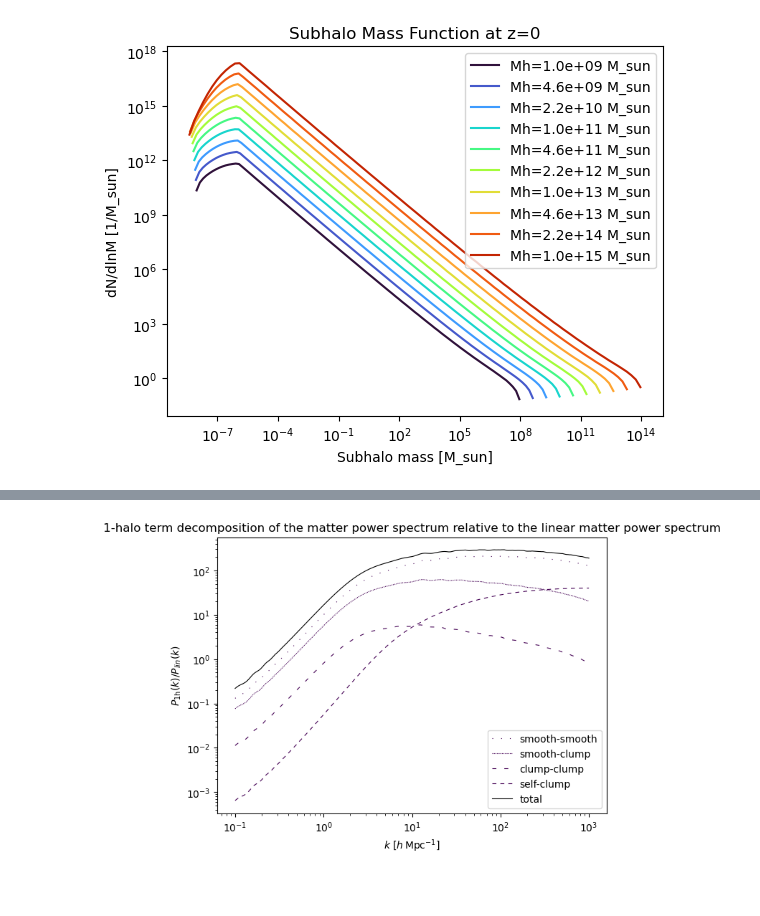
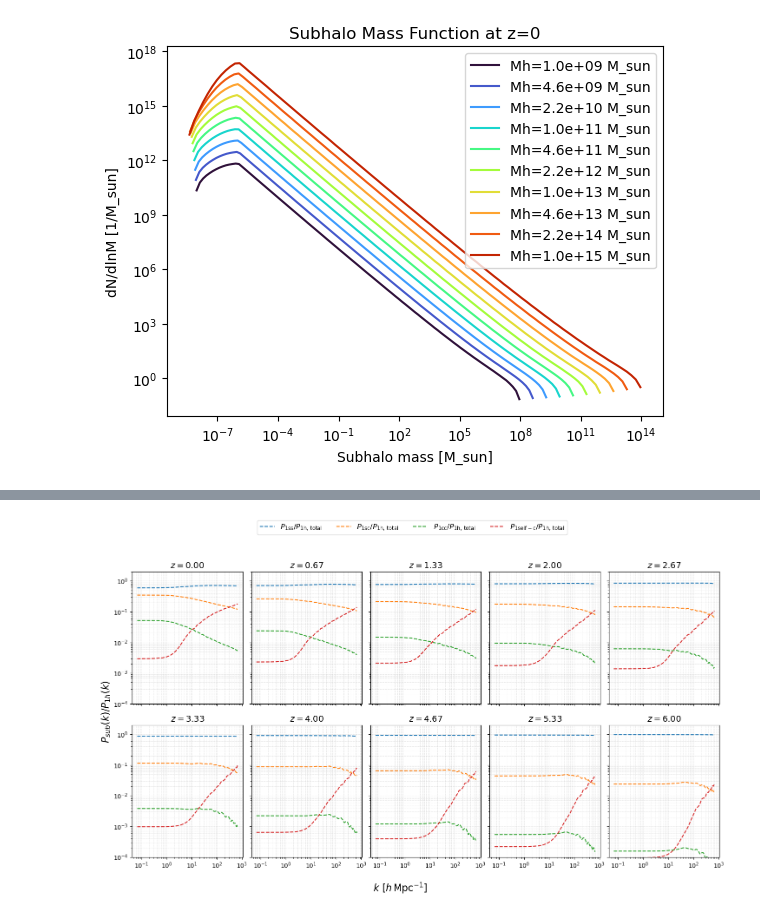
Before and after one commit to Bieslookje/Weak-lensing, a Jupyter notebook: Halo_model.ipynb, the cells around one changed output, grey strips where cells are left out. Drawn from its saved outputs; the diff is of its cells as text; code cells hidden in the pictures; blank space fills up the shorter version.

```diff
--- a/Halo_model.ipynb
+++ b/Halo_model.ipynb
@@ -417,7 +453,7 @@ plt.show()
 J_list = np.zeros((len(M),len(k_grid)))
 for i,Mh in enumerate(M):
     for j,k in enumerate(k_grid):
-        J_list[i,j] = J(k,0,Mh)
+        J_list[i,j] = J(k,0,Mh,m_list[i,0],dNdlnm_list[i,0])
     plt.plot(k_grid,J_list[i,:],label=f'Mh={Mh:.1e} M_sun',color=plt.cm.turbo(i/len(M)))
 
 plt.xscale('log')
@@ -505,20 +536,3 @@ for i, z in enumerate(z_list):
 # %%
 P_1h_total = P_1ss + P_1sc + P_1cc + P_1self_c
 np.savez('halo_model_power_spectra_substructure.npz', k=k_grid, z=z_list, P_1ss=P_1ss, P_1sc=P_1sc, P_1cc=P_1cc, P_1self_c=P_1self_c, P_1h_total=P_1h_total)
-# %%
-fig, ax = plt.subplots(figsize=(7,5))
-ax.set_xlabel(r'$k\ [h\,{\rm Mpc}^{-1}]$')
-ax.set_ylabel(r'$P_{\rm 1h}(k)$ [$(\mathrm{Mpc}/h)^3$]')
-ax.set_xscale('log')
-ax.set_yscale('log')
-ax.set_title('1-halo term decomposition of the matter power spectrum')
-for i, z in enumerate(z_list):
-    ax.plot(k_grid, P_1ss[:, i], linestyle= (0, (1, 10)), color=cmap(norm(z)), lw=0.8, label='smooth-smooth')
-    ax.plot(k_grid, P_1sc[:, i], linestyle= (0, (1, 1)), color=cmap(norm(z)), lw=0.8, label='smooth-clump')
-    ax.plot(k_grid, P_1cc[:, i], linestyle= (0, (5, 10)), color=cmap(norm(z)), lw=0.8, label='clump-clump')
-    ax.plot(k_grid, P_1self_c[:, i], linestyle = (0, (5, 5)), color=cmap(norm(z)), lw=0.8, label='self-clump')
-    ax.plot(k_grid, P_1h_total[:, i], ls='-', color='black', lw=0.8, label='total')
-    ax.plot(k_grid, P_1h[:, i], ls='-', color='blue', lw=0.8, label='standard 1-halo')
-    ax.plot(k_grid,Pk_WMAP9,ls='-',color='red',lw=0.8,label='WMAP9 linear')
-ax.legend()
-plt.show()
@@ -527,17 +590,38 @@ plt.show()
 # %%
-fig, ax = plt.subplots(figsize=(7,5))
-ax.set_xlabel(r'$k\ [h\,{\rm Mpc}^{-1}]$')
-ax.set_ylabel(r'$P_{\rm 1h}(k) /P_{lin}(k)$')
-ax.set_xscale('log')
-ax.set_yscale('log')
-ax.set_title('1-halo term decomposition of the matter power spectrum relative to the linear matter power spectrum')
+fig, axes = plt.subplots(2, 5, figsize=(15, 9), sharex=True, sharey=True)
+axes = axes.flatten()
+
 for i, z in enumerate(z_list):
-    ax.plot(k_grid, P_1ss[:, i]/Pk_WMAP9, linestyle= (0, (1, 10)), color=cmap(norm(z)), lw=0.8, label='smooth-smooth')
-    ax.plot(k_grid, P_1sc[:, i]/Pk_WMAP9, linestyle= (0, (1, 1)), color=cmap(norm(z)), lw=0.8, label='smooth-clump')
-    ax.plot(k_grid, P_1cc[:, i]/Pk_WMAP9, linestyle= (0, (5, 10)), color=cmap(norm(z)), lw=0.8, label='clump-clump')
-    ax.plot(k_grid, P_1self_c[:, i]/Pk_WMAP9, linestyle = (0, (5, 5)), color=cmap(norm(z)), lw=0.8, label='self-clump')
-    ax.plot(k_grid, P_1h_total[:, i]/Pk_WMAP9, ls='-', color='black', lw=0.8, label='total')
-ax.legend()
+    ax = axes[i]
+
+    # --- Plot each 1-halo component ---
+    ax.plot(k_grid, P_1ss[:, i]/P_1h_total[:, i],     color='C0', ls='--',     label=r"$P_{1\mathrm{ss}}/P_{1\mathrm{h,\,total}}$")
+    ax.plot(k_grid, P_1sc[:, i]/P_1h_total[:, i],     color='C1', ls='--',     label=r"$P_{1\mathrm{sc}}/P_{1\mathrm{h,\,total}}$")
+    ax.plot(k_grid, P_1cc[:, i]/P_1h_total[:, i],     color='C2', ls='--',     label=r"$P_{1\mathrm{cc}}/P_{1\mathrm{h,\,total}}$")
+    ax.plot(k_grid, P_1self_c[:, i]/P_1h_total[:, i], color='C3', ls='--', label=r"$P_{1\mathrm{self-c}}/P_{1\mathrm{h,\,total}}$")
+
+    # --- Axis formatting ---
+    ax.set_xscale("log")
+    ax.set_yscale("log")
+    ax.set_ylim(1e-4, 2)
+    ax.set_title(fr"$z = {z:.2f}$", fontsize=14)
+    ax.grid(True, which="both", ls="--", lw=0.4, alpha=0.5)
+
+# --- Turn off any unused panels (none here) ---
+for j in range(len(z_list), len(axes)):
+    axes[j].axis("off")
+
+# --- Shared axis labels ---
+fig.text(0.5, 0.04, r"$k\ [h\,{\rm Mpc}^{-1}]$", ha="center", fontsize=16)
+fig.text(0.04, 0.5, r'$P_{sub}(k) /P_{1h}(k)$', va="center",
+         rotation="vertical", fontsize=16)
+
+# --- One clean shared legend ---
+handles, labels = axes[0].get_legend_handles_labels()
+fig.legend(handles, labels, loc="upper center", ncol=5,
+           fontsize=12, frameon=True, borderaxespad=0.6)
+
+plt.tight_layout(rect=[0.05, 0.08, 1, 0.90])
 plt.show()
 # %% [output]
-[figure, old version]
+[figure, new version]
```
Also changed, not shown: parts of 33 cells of this notebook.
